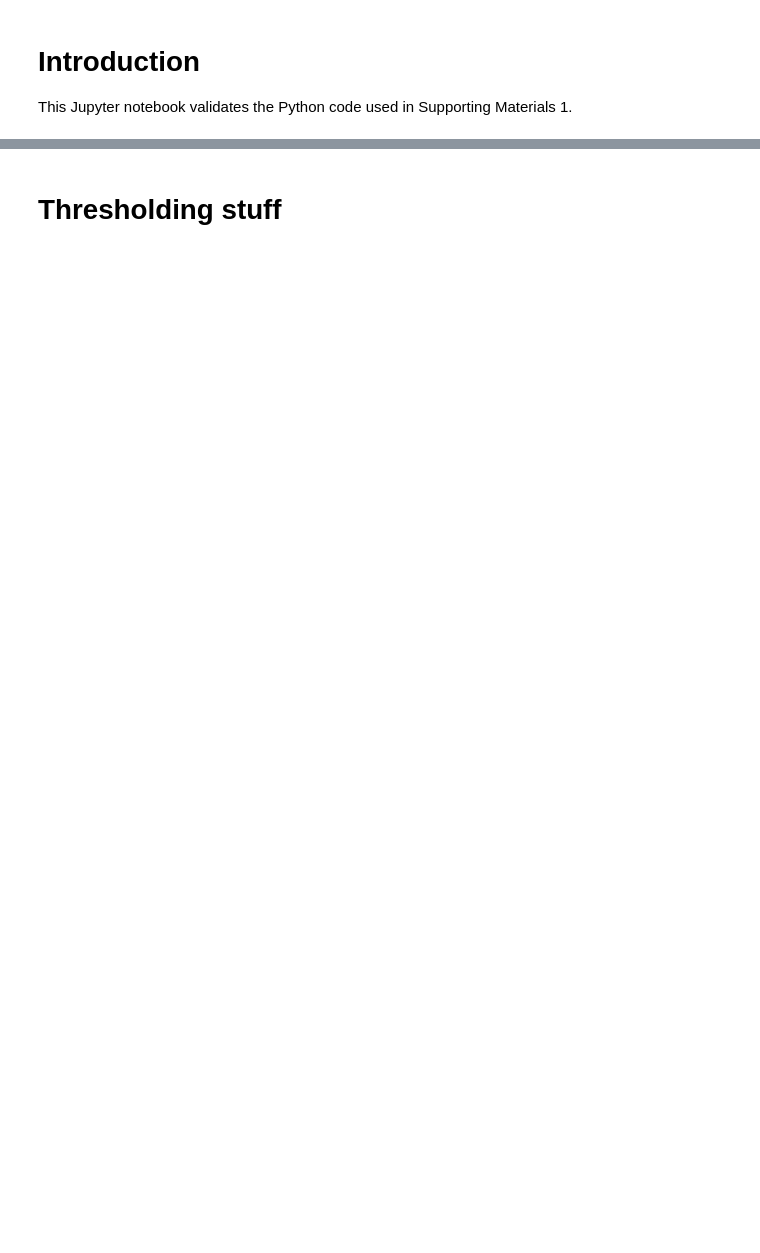
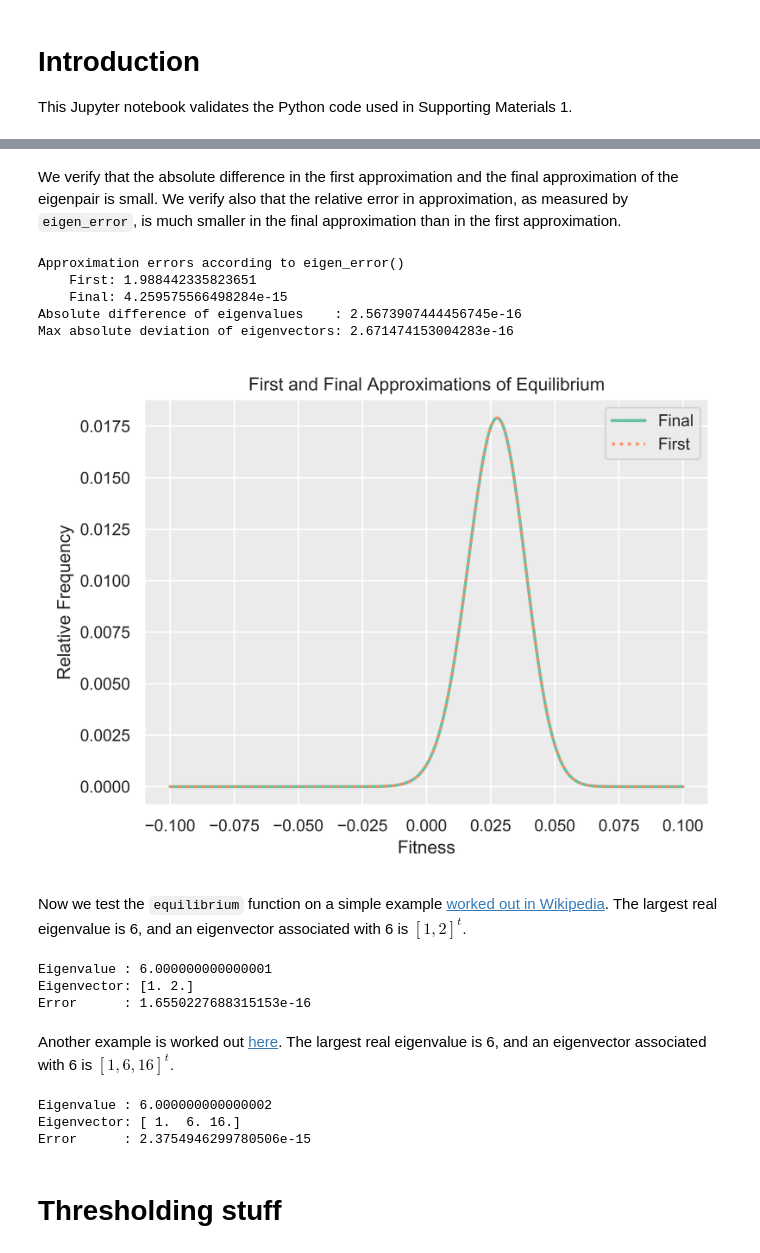
Before and after one commit to TMEnglish/BasenerSanford, a Jupyter notebook: Supporting Materials 2.ipynb, the cells around one changed output, grey strips where cells are left out. Drawn from its saved outputs; the diff is of its cells as text; code cells hidden in the pictures; blank space fills up the shorter version.

```diff
--- a/Supporting Materials 2.ipynb
+++ b/Supporting Materials 2.ipynb
@@ -198,9 +159,0 @@ good_solver.n_solutions
-# %%
-fig, ax = plt.subplots()
-ax.plot(params.m, v, label='Equilibrium')
-ax.plot(params.m, good_solver[-1], label='Solver result', ls='--')
-ax.set_xlabel('Fitness')
-ax.set_ylabel('Relative Frequency')
-ax.set_title('Comparison of Solver Result to Equilibrium')
-ax.legend()
-fig.subplots_adjust(left=0.14, right=0.914);
@@ -210,3 +230,65 @@ fig.subplots_adjust(left=0.14, right=0.914);
+# %% [markdown]
+We verify that the absolute difference in the first approximation and the final approximation of the eigenpair is small. We verify also that the relative error in approximation, as measured by `eigen_error`, is much smaller in the final approximation than in the first approximation.
+# %%
+def check_equilibrium(W, m):
+    e_value0, e_vector0, error0 = equilibrium(W, maxiter=0)
+    e_vector0 /= np.sum(e_vector0)
+    e_value, e_vector, error = equilibrium(W)
+    e_vector /= np.sum(e_vector)
+    value_diff = abs(e_value - e_value0)
+    vector_mad = np.max(e_vector0 - e_vector)
+    print('Approximation errors according to eigen_error()')
+    print('    First:', error0)
+    print('    Final:', error)
+    print('Absolute difference of eigenvalues    :', value_diff)
+    print('Max absolute deviation of eigenvectors:', vector_mad)
+    fig, ax = plt.subplots()
+    title = 'First and Final Approximations of Equilibrium'
+    ax.set_title(title)
+    ax.plot(m, e_vector, label='Final')
+    ax.plot(m, e_vector0, label='First', ls=':')
+    ax.set_xlabel('Fitness')
+    ax.set_ylabel('Relative Frequency')
+    ax.legend(loc='best')
+    fig.tight_layout()
+    save_and_display(fig, DIR + 'tmp.png')
+
+check_equilibrium(euler.W, params.m)
+# %% [output]
+Approximation errors according to eigen_error()
+    First: 1.988442335823651
+    Final: 4.259575566498284e-15
+Absolute difference of eigenvalues    : 2.5673907444456745e-16
+Max absolute deviation of eigenvectors: 2.671474153004283e-16
+[figure, added]
+# %% [markdown]
+Now we test the `equilibrium` function on a simple example [worked out in  Wikipedia](https://en.wikipedia.org/wiki/Eigenvalues_and_eigenvectors#Eigenvectors). The largest real eigenvalue is 6, and an eigenvector associated with 6 is $[1, 2]^t.$
+# %%
+def check_eig_example(W):
+    e_value, e_vector, error = equilibrium(W)
+    e_vector /= e_vector[0]
+    print('Eigenvalue :', e_value)
+    print('Eigenvector:', e_vector)
+    print('Error      :', error)
+
+W = np.array([[4, 1],
+              [6, 3]])
+check_eig_example(W)
+# %% [output]
+Eigenvalue : 6.000000000000001
+Eigenvector: [1. 2.]
+Error      : 1.6550227688315153e-16
+# %% [markdown]
+Another example is worked out [here](http://wwwf.imperial.ac.uk/metric/metric_public/matrices/eigenvalues_and_eigenvectors/eigenvalues2.html). The largest real eigenvalue is 6, and an eigenvector associated with 6 is $[1, 6, 16]^t.$
+# %%
+W = np.array([[-2, -4,  2],
+              [-2,  1,  2],
+              [ 4,  2,  5]])
+check_eig_example(W)
+# %% [output]
+Eigenvalue : 6.000000000000002
+Eigenvector: [ 1.  6. 16.]
+Error      : 2.3754946299780506e-15
 # %% [markdown]
 # Thresholding stuff
 # %%
```
Also changed, not shown: parts of 21 cells of this notebook, 11 other files.
